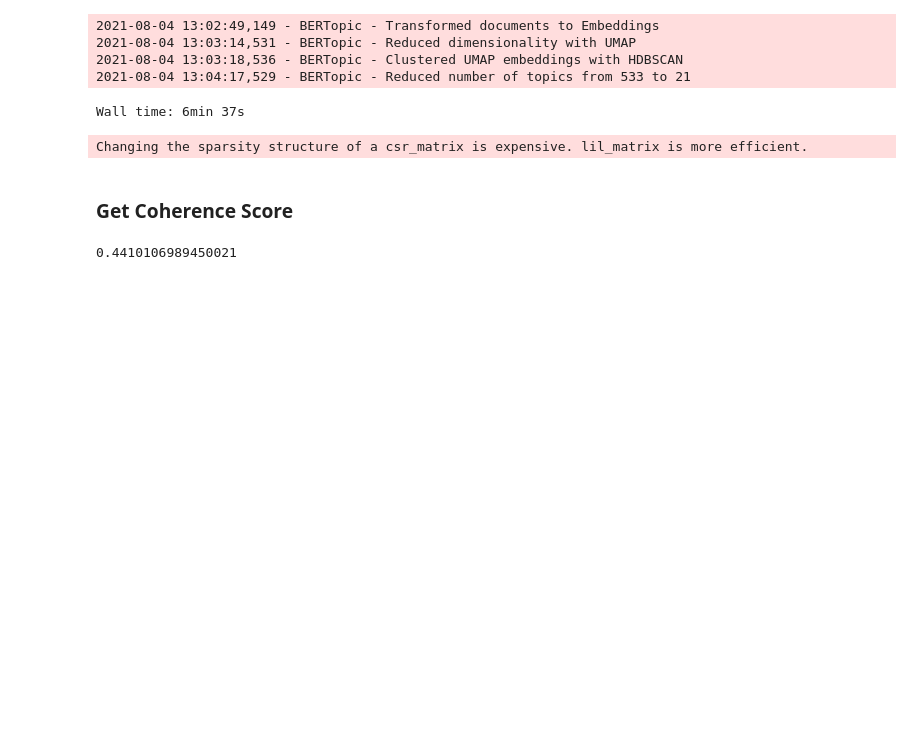
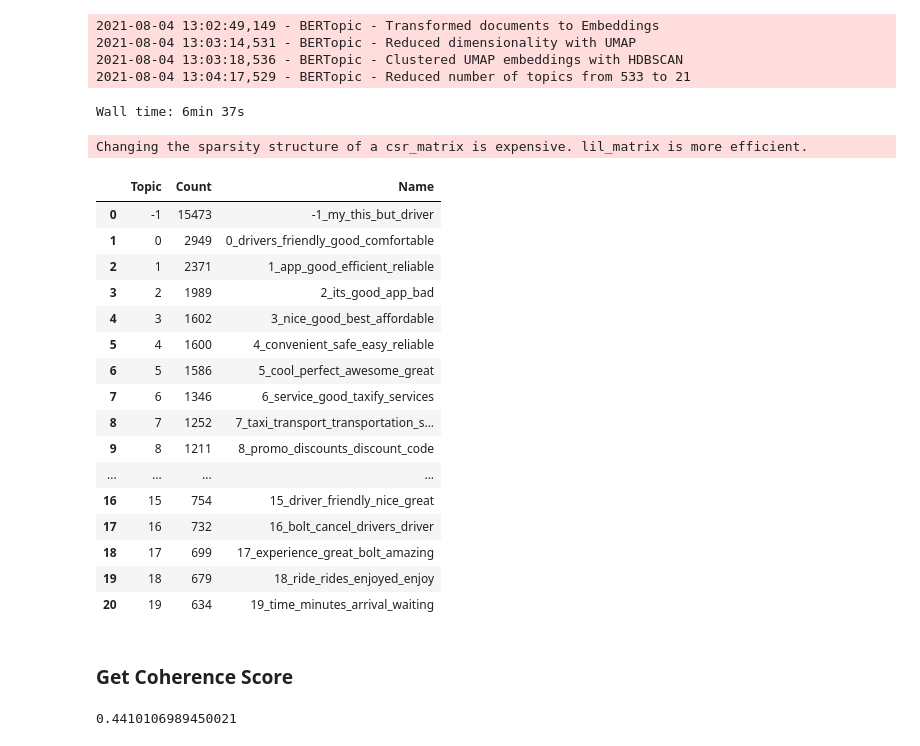
Before and after one commit to enliktjioe/master-thesis-2021, a Jupyter notebook: notebooks/BERTopic_FINAL.ipynb, the cells around one changed output. Drawn from its saved outputs; the diff is of its cells as text; code cells hidden in the pictures; blank space fills up the shorter version.

```diff
--- a/notebooks/BERTopic_FINAL.ipynb
+++ b/notebooks/BERTopic_FINAL.ipynb
@@ -120,7 +120,25 @@ Changing the sparsity structure of a csr_matrix is expensive. lil_matrix is more
 # Load model
 my_model = BERTopic.load("bert_topic_model/bolt_model_p1.pt")
 # %%
-# freq = my_model.get_topic_info(); freq.head(50)
+freq = my_model.get_topic_info(); freq.head(50)
+# %% [output]
+|  | Topic | Count | Name |
+| 0 | -1 | 15473 | -1_my_this_but_driver |
+| 1 | 0 | 2949 | 0_drivers_friendly_good_comfortable |
+| 2 | 1 | 2371 | 1_app_good_efficient_reliable |
+| 3 | 2 | 1989 | 2_its_good_app_bad |
+| 4 | 3 | 1602 | 3_nice_good_best_affordable |
+| 5 | 4 | 1600 | 4_convenient_safe_easy_reliable |
+| 6 | 5 | 1586 | 5_cool_perfect_awesome_great |
+| 7 | 6 | 1346 | 6_service_good_taxify_services |
+| 8 | 7 | 1252 | 7_taxi_transport_transportation_s... |
+| 9 | 8 | 1211 | 8_promo_discounts_discount_code |
+| ... | ... | ... | ... |
+| 16 | 15 | 754 | 15_driver_friendly_nice_great |
+| 17 | 16 | 732 | 16_bolt_cancel_drivers_driver |
+| 18 | 17 | 699 | 17_experience_great_bolt_amazing |
+| 19 | 18 | 679 | 18_ride_rides_enjoyed_enjoy |
+| 20 | 19 | 634 | 19_time_minutes_arrival_waiting |
 # %%
 # for i in range(0,len(freq)-1):
 #   # print(i)
```
Also changed, not shown: parts of 33 cells of this notebook.
